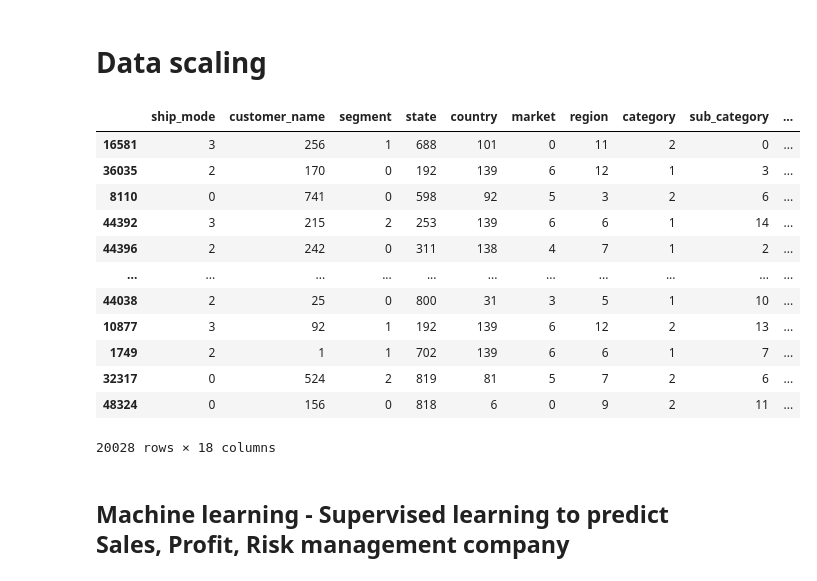
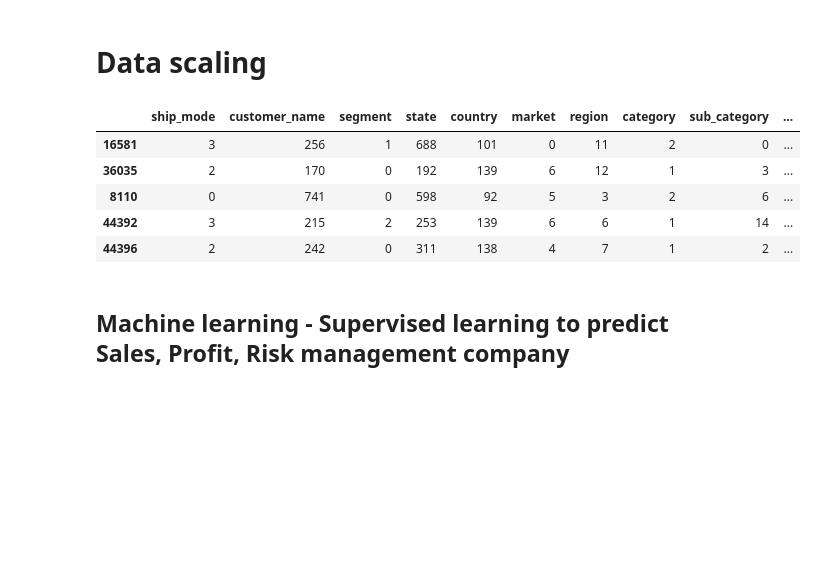
Before and after one commit to Mipjeiger/Supermarket-Sales, a Jupyter notebook: Production/EDA/01_EDA.ipynb, the cells around one changed output. Saved outputs shown, nothing was run; the diff lists cells and outputs as text; code cells hidden in the pictures; blank space fills up the shorter version.

```diff
--- a/Production/EDA/01_EDA.ipynb
+++ b/Production/EDA/01_EDA.ipynb
@@ -415,21 +335,14 @@ X_train_scaled = scaler.fit_transform(X_train)
 X_test_scaled = scaler.transform(X_test)
 scaled_df = pd.DataFrame(X_train_scaled, columns=X_train.columns)
 # %%
-X_train
+X_train.head()
 # %% [output]
 |  | ship_mode | customer_name | segment | state | country | market | region | category | sub_category | ... |
 | 16581 | 3 | 256 | 1 | 688 | 101 | 0 | 11 | 2 | 0 | ... |
 | 36035 | 2 | 170 | 0 | 192 | 139 | 6 | 12 | 1 | 3 | ... |
 | 8110 | 0 | 741 | 0 | 598 | 92 | 5 | 3 | 2 | 6 | ... |
 | 44392 | 3 | 215 | 2 | 253 | 139 | 6 | 6 | 1 | 14 | ... |
 | 44396 | 2 | 242 | 0 | 311 | 138 | 4 | 7 | 1 | 2 | ... |
-| ... | ... | ... | ... | ... | ... | ... | ... | ... | ... | ... |
-| 44038 | 2 | 25 | 0 | 800 | 31 | 3 | 5 | 1 | 10 | ... |
-| 10877 | 3 | 92 | 1 | 192 | 139 | 6 | 12 | 2 | 13 | ... |
-| 1749 | 2 | 1 | 1 | 702 | 139 | 6 | 6 | 1 | 7 | ... |
-| 32317 | 0 | 524 | 2 | 819 | 81 | 5 | 7 | 2 | 6 | ... |
-| 48324 | 0 | 156 | 0 | 818 | 6 | 0 | 9 | 2 | 11 | ... |
-20028 rows × 18 columns
 # %% [markdown]
 ## Machine learning - Supervised learning to predict Sales, Profit, Risk management company
 # %%
```
Also changed, not shown: parts of 20 cells of this notebook, 6 other files.
